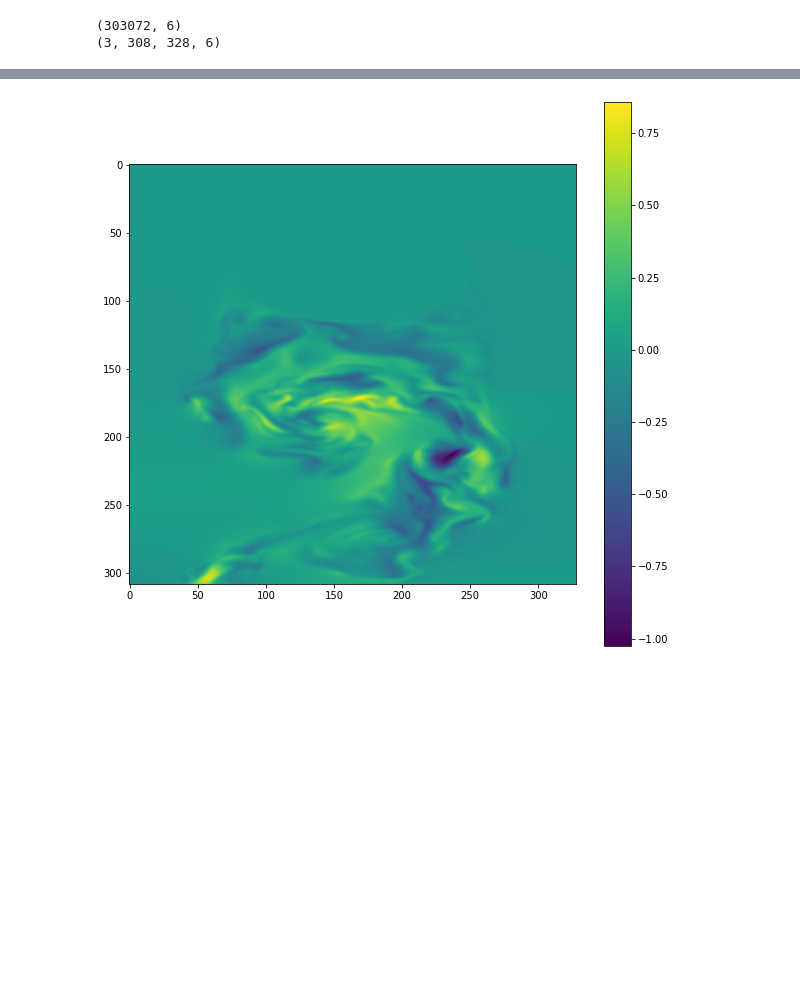
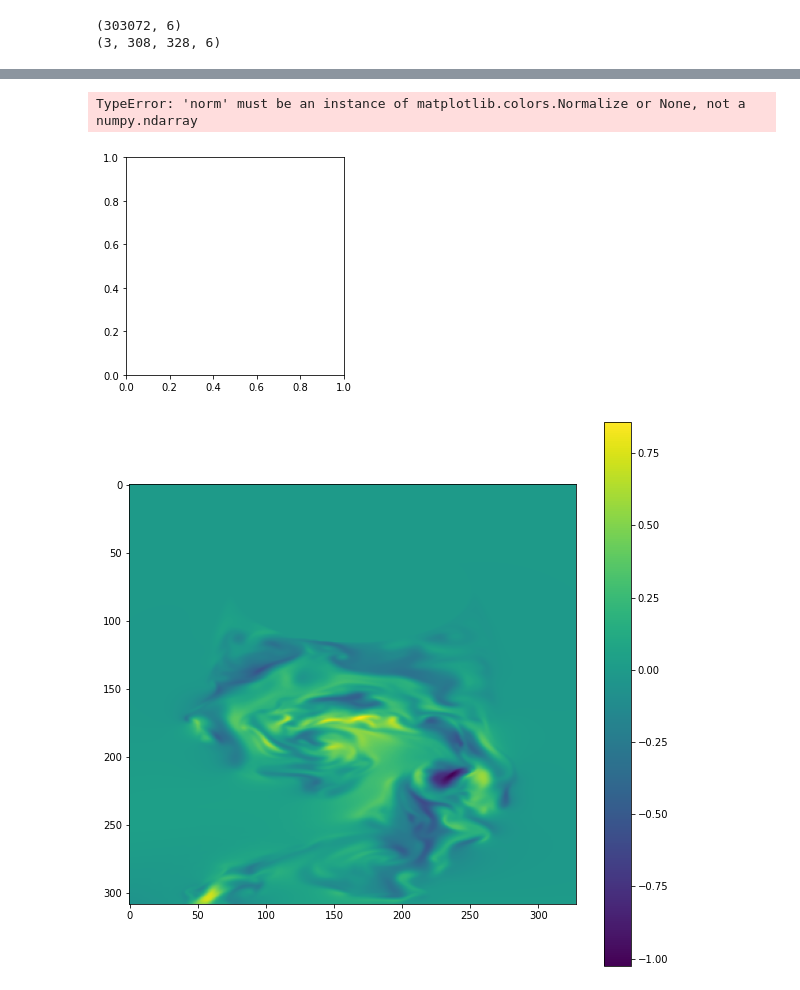
Before and after one commit to Chutlhu/TurboSuperResultion, a Jupyter notebook: notebooks/[Dataset] Re3900.ipynb, the cells around one changed output, grey strips where cells are left out. Cells and saved outputs as stored; diff of their text form; code cells hidden in the pictures; blank space fills up the shorter version.

```diff
--- a/notebooks/[Dataset] Re3900.ipynb
+++ b/notebooks/[Dataset] Re3900.ipynb
@@ -67,3 +85,10 @@ plt.imshow(data[:, :, 1, 5])
+# %%
+x = data[:,0,1,0]
+y = data[0,:,1,1]
+plt.imshow(x,y,data[:, :, 1, 3] )
+# %% [output]
+TypeError: 'norm' must be an instance of matplotlib.colors.Normalize or None, not a numpy.ndarray
+[figure, added]
 # %%
 plt.figure(figsize=(10,10))
 plt.imshow(data[:, :, 1, 5])
```
Also changed, not shown: parts of 3 cells of this notebook, 2 other files.
